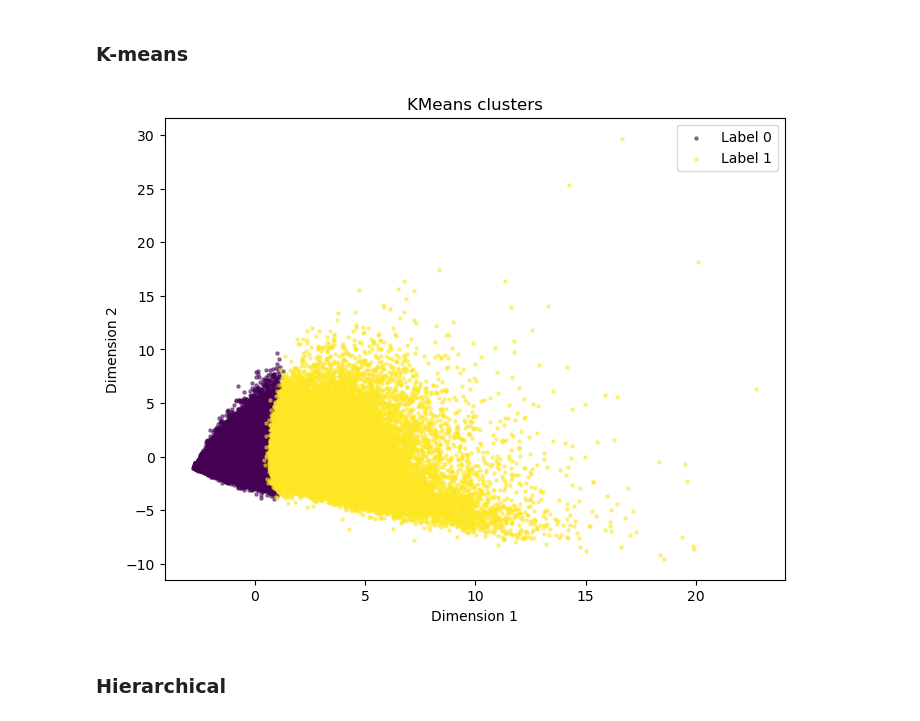
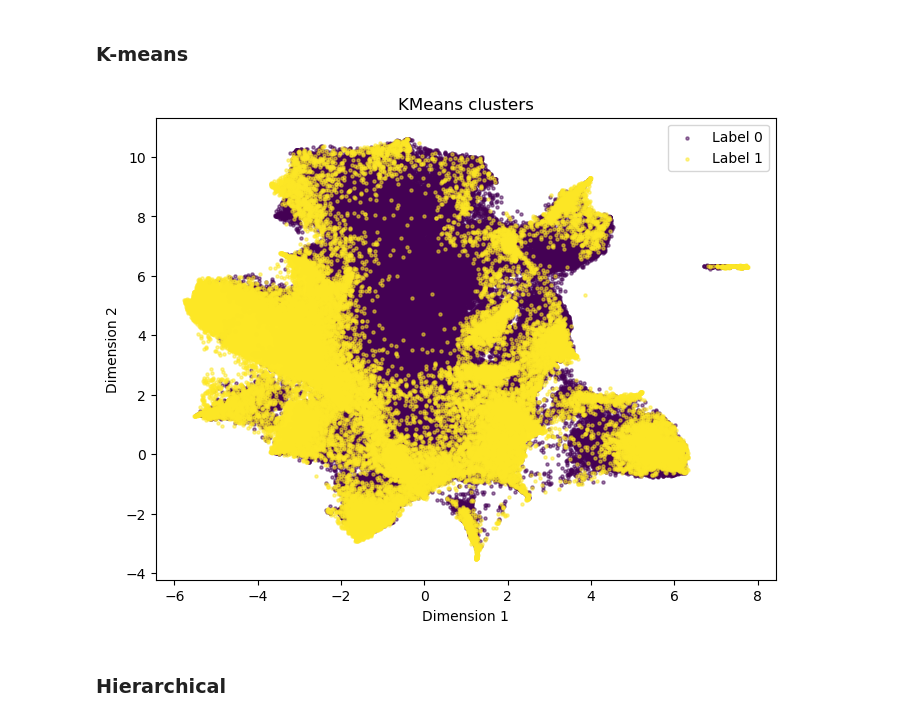
Before and after one commit to mehdimerbah/CellCNN, a Jupyter notebook: NK_sc_analysis.ipynb, the cells around one changed output. Cells and saved outputs as stored; diff of their text form; code cells hidden in the pictures.

```diff
--- a/NK_sc_analysis.ipynb
+++ b/NK_sc_analysis.ipynb
@@ -154,3 +136,27 @@ def plot_pca(pca_result, labels):
 plot_pca(pca_result, data_labels)
 # %% [output]
 [figure]
+# %%
+import numpy as np
+from scipy.stats import gaussian_kde
+
+# Extract the PCA components
+x = pca_result[:, 0]
+y = pca_result[:, 1]
+
+# Calculate the point density
+xy = np.vstack([x, y])
+z = gaussian_kde(xy)(xy)
+# %%
+# Sort points by density for better visualization
+idx = z.argsort()
+x, y, z = x[idx], y[idx], z[idx]
+
+# Create the scatter plot
+plt.figure(figsize=(10, 6))
+plt.scatter(x, y, c=z, cmap='viridis', s=5)
+plt.colorbar(label='Density')
+plt.title('PCA Plot Colored by Point Density')
+plt.xlabel('PCA Component 1')
+plt.ylabel('PCA Component 2')
+plt.show()
@@ -193,7 +250,7 @@ def apply_umap(data, n_neighbors=15, min_dist=0.1, n_components=2, metric='eucli
     return umap_result
 
 # Apply UMAP
-umap_result = apply_umap(scaled_data)
+umap_result = apply_umap(pca_result)
 # %%
 def plot_umap(umap_result, labels):
     unique_labels = np.unique(labels)
@@ -246,24 +303,24 @@ kmeans_labels = apply_kmeans(scaled_data, n_clusters=2)
 # %%
 ## Plot KMeans clusters
 def plot_kmeans(data, labels):
     unique_labels = np.unique(labels)
     colors = plt.get_cmap('viridis', len(unique_labels))
 
     plt.figure(figsize=(8, 6))
 
     for i, lbl in enumerate(unique_labels):
         idx = labels == lbl
         plt.scatter(data[idx, 0], data[idx, 1], label=f'Label {lbl}', alpha=0.5, color=colors(i), s=5)
 
     plt.xlabel('Dimension 1')
     plt.ylabel('Dimension 2')
     plt.legend()
     plt.title('KMeans clusters')
     plt.show()
 
-plot_kmeans(pca_result, kmeans_labels)
+plot_kmeans(umap_result, kmeans_labels)
 # %% [output]
-[figure, old version]
+[figure, new version]
 # %% [markdown]
 ### Hierarchical
 # %%
```
Also changed, not shown: parts of 8 cells of this notebook.
